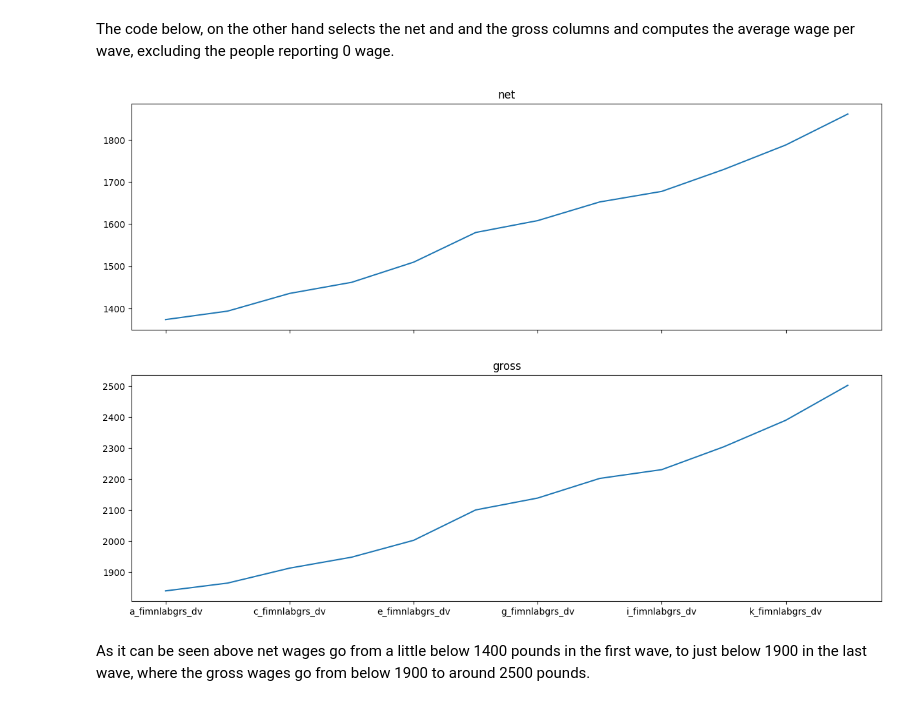
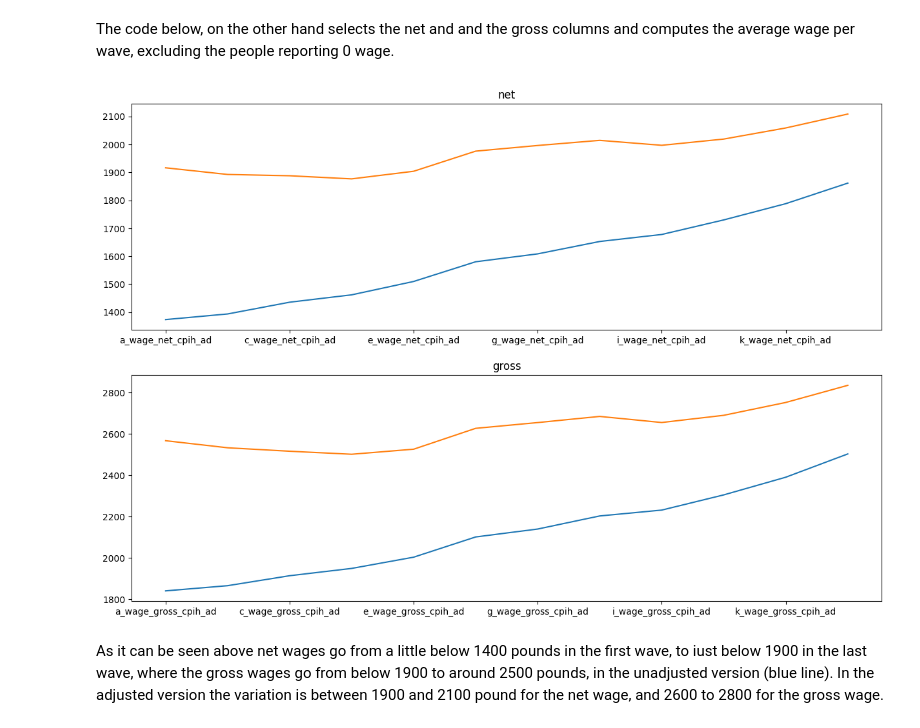
Before and after one commit to centre-for-care/costofcare, a Jupyter notebook: data_exploration.ipynb, the cells around one changed output. Cells and saved outputs as stored; diff of their text form; code cells hidden in the pictures.

Commit message:
adding plots of inflation adjusted wage and prportion of cases.

```diff
--- a/data_exploration.ipynb
+++ b/data_exploration.ipynb
@@ -23,8 +24,10 @@ raw_colnames = ['hidp',
                 'istrtdatm',
                 'istrtdaty']
 indresp = []
+prefixes = [] # for later
 for filename in all_files:
     prefix = filename.split('/')[-1][0:2]
+    prefixes.append(prefix)
     colnames = [f'{prefix}{x}' for x in raw_colnames]
     df = pd.read_stata(filename,
                        columns=['pidp'] + colnames)
@@ -115,0 +95,18 @@ for colname in indresp_df.columns:
+# %%
+cpih = pd.read_csv('./cpih_uk_88_23.csv')
+cpih['date'] = pd.to_datetime(cpih.date, format='%b-%y')
+dfs_list = []
+for i, _ in enumerate(indresp):
+    indresp[i][prefixes[i] + 'fimnlabnet_dv'] = pd.to_numeric(indresp[i][prefixes[i] + 'fimnlabnet_dv'], errors='coerce')
+    indresp[i][prefixes[i] + 'fimnlabnet_dv'] = indresp[i][prefixes[i] + 'fimnlabnet_dv'].where(indresp[i][prefixes[i] + 'fimnlabnet_dv'] >= 0)
+    indresp[i][prefixes[i] + 'fimnlabgrs_dv'] = pd.to_numeric(indresp[i][prefixes[i] + 'fimnlabgrs_dv'], errors='coerce')
+    indresp[i][prefixes[i] + 'fimnlabgrs_dv'] = indresp[i][prefixes[i] + 'fimnlabgrs_dv'].where(indresp[i][prefixes[i] + 'fimnlabgrs_dv'] >= 0)
+    indresp[i][prefixes[i] + 'istrtdaty'] = indresp[i][prefixes[i] + 'istrtdaty'].replace({'inapplicable': np.nan, 'missing': np.nan, "don't know": np.nan})
+    indresp[i][prefixes[i] + 'istrtdatm'] = indresp[i][prefixes[i] + 'istrtdatm'].replace({'inapplicable': np.nan, 'missing': np.nan, "don't know": np.nan})
+    indresp[i]['date'] = indresp[i][prefixes[i] + 'istrtdaty'].astype(str)+'/'+indresp[i][prefixes[i] + 'istrtdatm'].astype(str)
+    indresp[i]['date'] = indresp[i]['date'].replace({'nan/nan': np.nan})
+    indresp[i]['date'] = pd.to_datetime(indresp[i]['date'], format='%Y/%B')
+    indresp[i] = indresp[i].merge(cpih, on='date', how='left')
+    indresp[i][prefixes[i] + 'wage_gross_cpih_ad'] = (indresp[i][prefixes[i] + 'fimnlabgrs_dv'].astype(float) * 124.8) / indresp[i]['cpih']
+    indresp[i][prefixes[i] + 'wage_net_cpih_ad'] = (indresp[i][prefixes[i] + 'fimnlabnet_dv'].astype(float) * 124.8) / indresp[i]['cpih']
+    indresp[i] = indresp[i].drop(columns=['date', 'cpih'])
@@ -116,3 +133,7 @@ for colname in indresp_df.columns:
+# %%
+total = indresp[0]['pidp']
+for df in indresp:
+    total = pd.merge(total, df, on='pidp', how='left')
 # %% [markdown]
 The above code first convert the columns to numeric and then recode all negative values to NaN so it can ignored.
 # %% [markdown]
@@ -120,18 +141,28 @@ The code below, on the other hand selects the net and and the gross columns and
 # %%
 net = []
 gross = []
-for colname in indresp_df.columns:
+net_ad = []
+gross_ad = []
+for colname in total.columns:
     if 'fimnlabnet_dv' in colname:
         net.append(colname)
     if 'fimnlabgrs_dv' in colname:
         gross.append(colname)
-fig, (ax1, ax2) = plt.subplots(2, 1, figsize=(15, 10), sharex=True)
-indresp_df[net].where(indresp_df[net] > 0).apply(pd.Series.mean).T.plot(ax=ax1)
-indresp_df[gross].where(indresp_df[gross] > 0).apply(pd.Series.mean).T.plot(ax=ax2)
+    if 'wage_gross_cpih_ad' in colname:
+        gross_ad.append(colname)
+    if 'wage_net_cpih_ad' in colname:
+        net_ad.append(colname)
+fig, (ax1, ax2) = plt.subplots(2, 1, figsize=(15, 10))
+total[net].where(total[net] > 0).apply(pd.Series.mean).T.plot(ax=ax1)
+total[gross].where(total[gross] > 0).apply(pd.Series.mean).T.plot(ax=ax2)
+total[net_ad].where(total[net_ad] > 0).apply(pd.Series.mean).T.plot(ax=ax1)
+total[gross_ad].where(total[gross_ad] > 0).apply(pd.Series.mean).T.plot(ax=ax2)
 ax1.set_title('net')
 ax2.set_title('gross')
+ax3.set_title('net_adiusted')
+ax4.set_title('gross_adiusted')
 plt.show()
 # %% [output]
-[figure, old version]
+[figure, new version]
 # %% [markdown]
-As it can be seen above net wages go from a little below 1400 pounds in the first wave, to just below 1900 in the last wave, where the gross wages go from below 1900 to around 2500 pounds.
+As it can be seen above net wages go from a little below 1400 pounds in the first wave, to iust below 1900 in the last wave, where the gross wages go from below 1900 to around 2500 pounds, in the unadjusted version (blue line). In the adjusted version the variation is between 1900 and 2100 pound for the net wage, and 2600 to 2800 for the gross wage.
```
Also changed, not shown: parts of 11 cells of this notebook.
